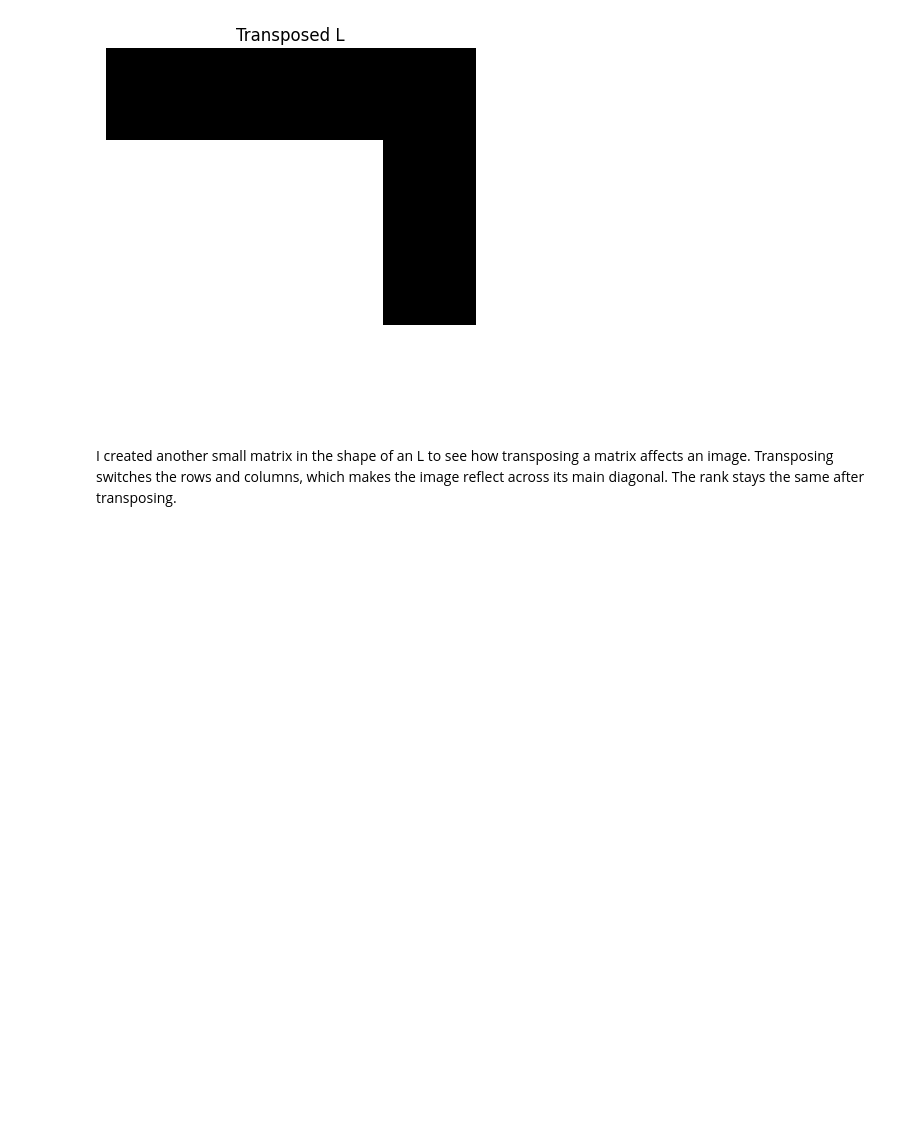
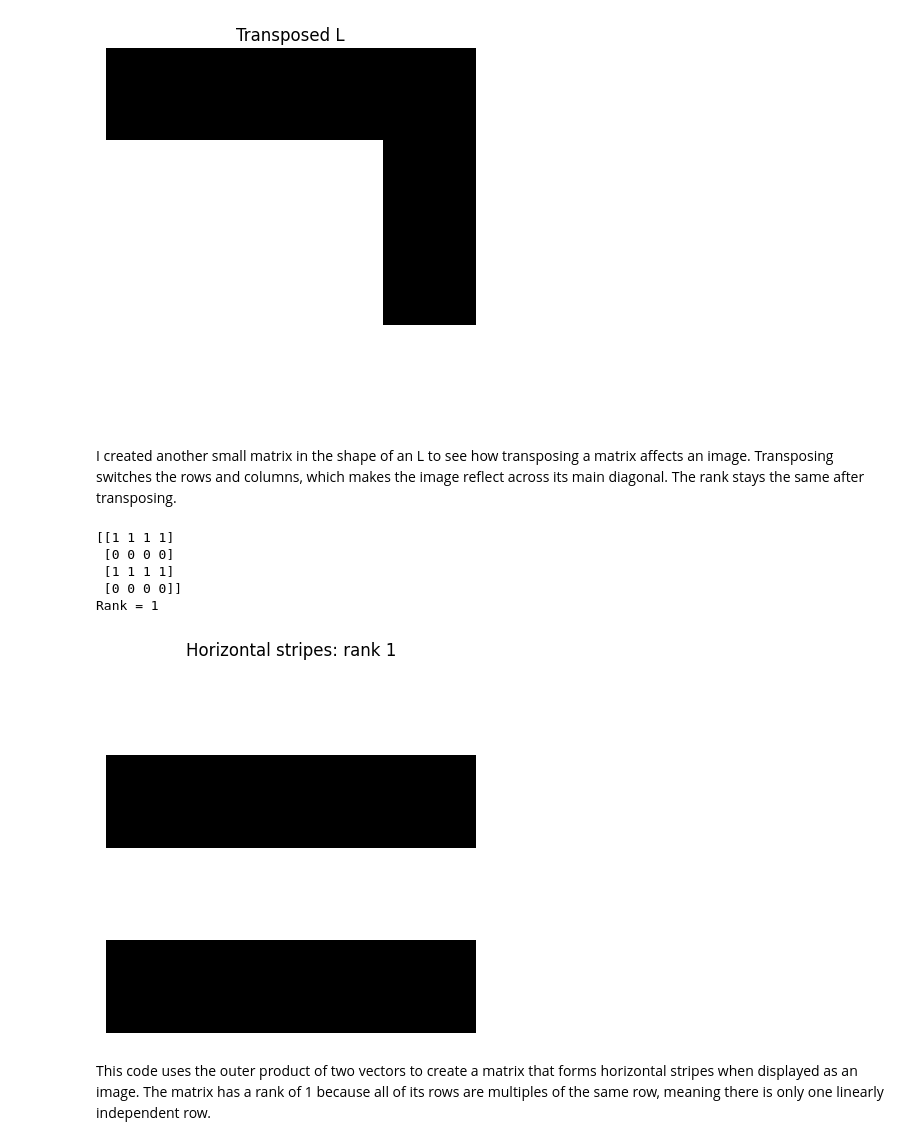
Before and after one commit to Drew-CSE/svd-image-transformation, a Jupyter notebook: notebooks/01_image_as_matrix.ipynb, the cells around one changed output. Saved outputs shown, nothing was run; the diff lists cells and outputs as text; code cells hidden in the pictures; blank space fills up the shorter version.

```diff
--- a/notebooks/01_image_as_matrix.ipynb
+++ b/notebooks/01_image_as_matrix.ipynb
@@ -158,3 +158,25 @@ plt.show()
 [figure]
 # %% [markdown]
 I created another small matrix in the shape of an L to see how transposing a matrix affects an image. Transposing switches the rows and columns, which makes the image reflect across its main diagonal. The rank stays the same after transposing.
+# %%
+u = np.array([1, 0, 1, 0])
+v = np.array([1, 1, 1, 1])
+
+stripes = np.outer(u, v)
+
+print(stripes)
+print("Rank =", np.linalg.matrix_rank(stripes))
+
+plt.imshow(stripes, cmap="gray", vmin=0, vmax=1)
+plt.title("Horizontal stripes: rank 1")
+plt.axis("off")
+plt.show()
+# %% [output]
+[[1 1 1 1]
+ [0 0 0 0]
+ [1 1 1 1]
+ [0 0 0 0]]
+Rank = 1
+[figure, added]
+# %% [markdown]
+This code uses the outer product of two vectors to create a matrix that forms horizontal stripes when displayed as an image. The matrix has a rank of 1 because all of its rows are multiples of the same row, meaning there is only one linearly independent row.
```
Also changed, not shown: parts of 5 cells of this notebook.
